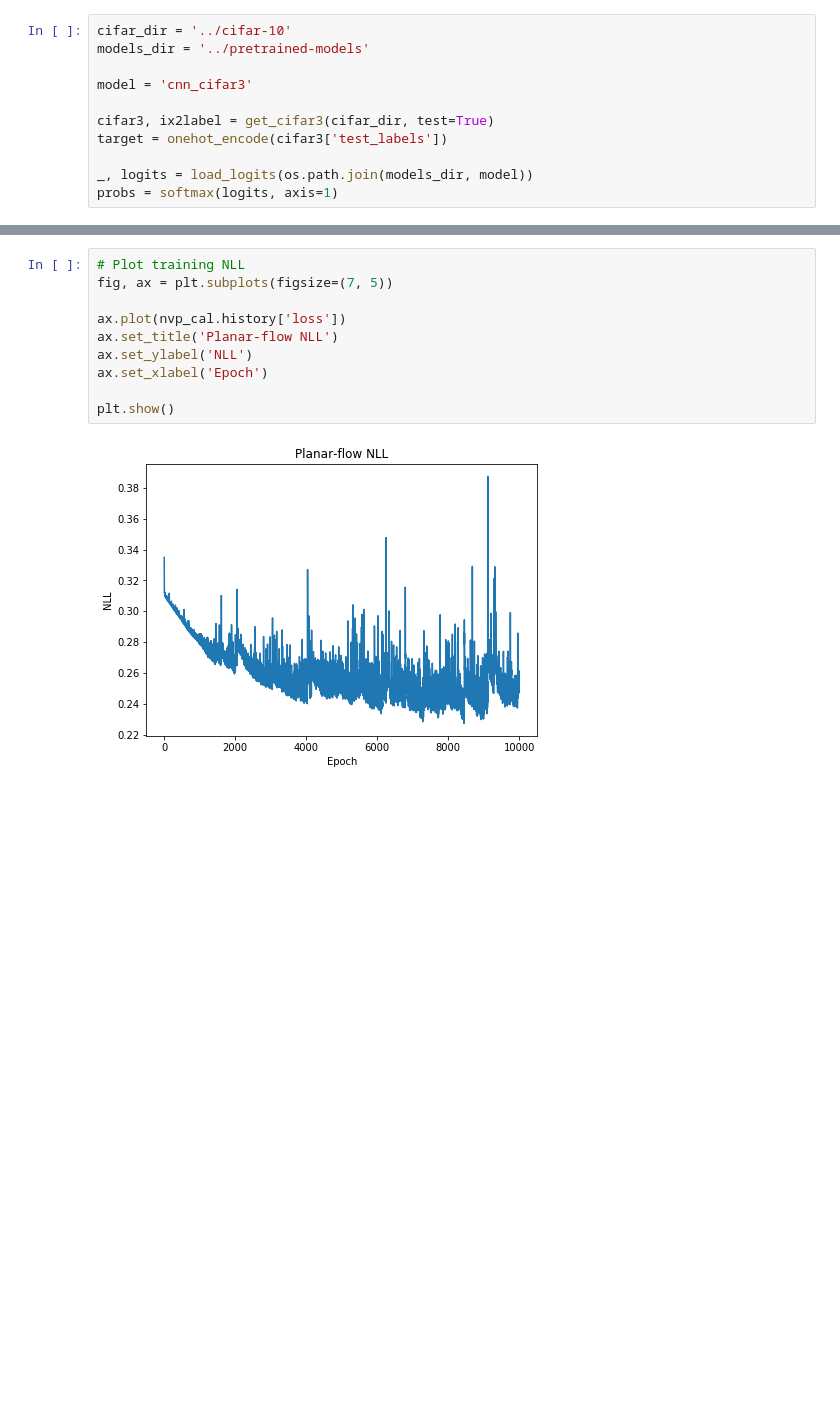
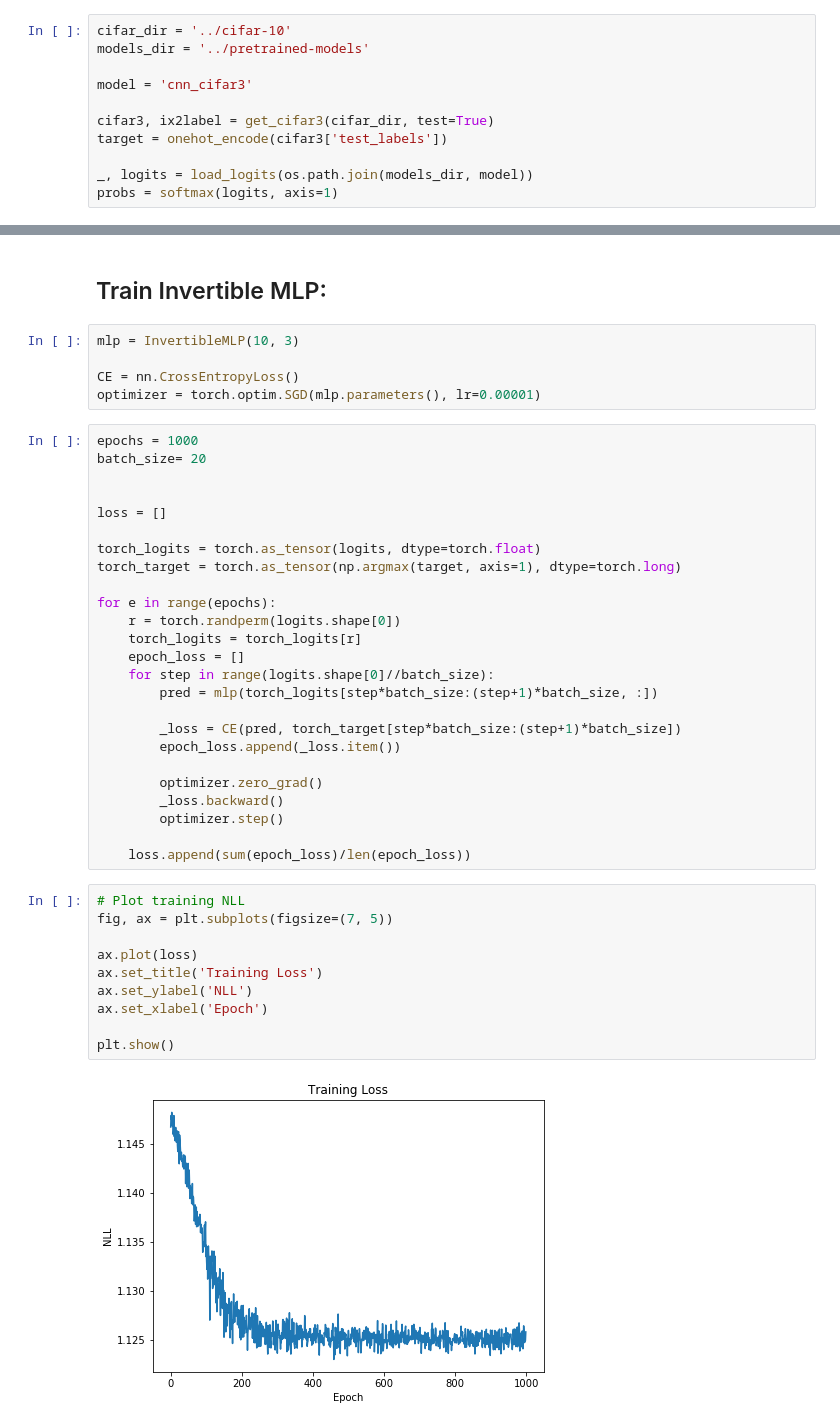
Before and after one commit to SergioAlvarezB/calibration-normalizing-flows, a Jupyter notebook: notebooks/cifar3-perfect-discrimination.ipynb, the cells around one changed output, grey strips where cells are left out. Drawn from its saved outputs; the diff is of its cells as text; blank space fills up the shorter version.

Commit message:
Create notebook to test training with determinant

```diff
--- a/notebooks/cifar3-perfect-discrimination.ipynb
+++ b/notebooks/cifar3-perfect-discrimination.ipynb
@@ -65,12 +91,44 @@ Fitted RealNVP in 19948.634s
+# %% [markdown]
+## Train Invertible MLP:
+# %%
+mlp = InvertibleMLP(10, 3)
+
+CE = nn.CrossEntropyLoss()
+optimizer = torch.optim.SGD(mlp.parameters(), lr=0.00001)
+# %%
+epochs = 1000
+batch_size= 20
+
+
+loss = []
+
+torch_logits = torch.as_tensor(logits, dtype=torch.float)
+torch_target = torch.as_tensor(np.argmax(target, axis=1), dtype=torch.long)
+
+for e in range(epochs):
+    r = torch.randperm(logits.shape[0])
+    torch_logits = torch_logits[r]
+    epoch_loss = []
+    for step in range(logits.shape[0]//batch_size):
+        pred = mlp(torch_logits[step*batch_size:(step+1)*batch_size, :])
+
+        _loss = CE(pred, torch_target[step*batch_size:(step+1)*batch_size])
+        epoch_loss.append(_loss.item())
+
+        optimizer.zero_grad()
+        _loss.backward()
+        optimizer.step()
+
+    loss.append(sum(epoch_loss)/len(epoch_loss))
 # %%
 # Plot training NLL
 fig, ax = plt.subplots(figsize=(7, 5))
 
-ax.plot(nvp_cal.history['loss'])
-ax.set_title('Planar-flow NLL')
+ax.plot(loss)
+ax.set_title('Training Loss')
 ax.set_ylabel('NLL')
 ax.set_xlabel('Epoch')
 
 plt.show()
 # %% [output]
-[figure, old version]
+[figure, new version]
```
Also changed, not shown: parts of 12 cells of this notebook, 9 other files.
